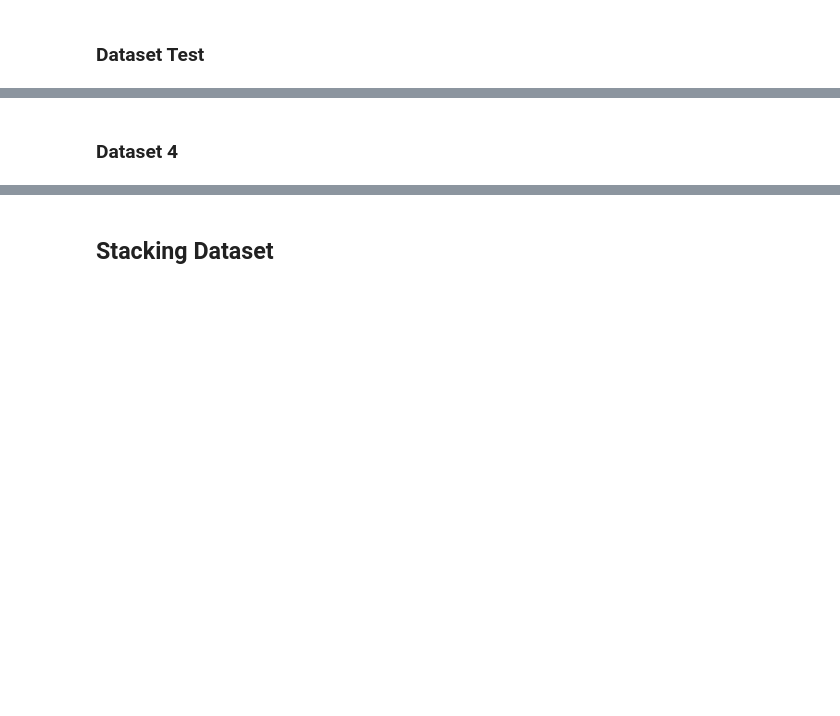
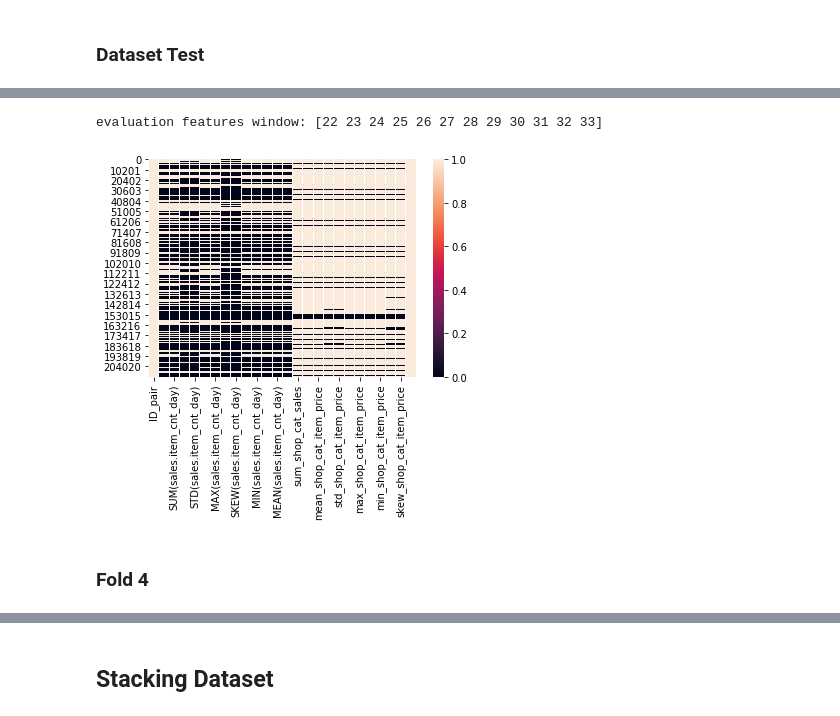
Before and after one commit to giorbernal/dsbase, a Jupyter notebook: timeSeries/TimeSeries-Predict-Sales-04-Evaluation.ipynb, the cells around one changed output, grey strips where cells are left out. Saved outputs shown, nothing was run; the diff lists cells and outputs as text; code cells hidden in the pictures; blank space fills up the shorter version.

```diff
--- a/timeSeries/TimeSeries-Predict-Sales-04-Evaluation.ipynb
+++ b/timeSeries/TimeSeries-Predict-Sales-04-Evaluation.ipynb
@@ -198,2 +255,7 @@ dataset3B.to_csv('../datasets/predict-sales/dataset3B.csv')
+# %%
+result3 = processFold(3)
+# %% [output]
+evaluation features window: [22 23 24 25 26 27 28 29 30 31 32 33]
+[figure, added]
 # %% [markdown]
-### Dataset 4
+### Fold 4
```
Also changed, not shown: parts of 63 cells of this notebook.
